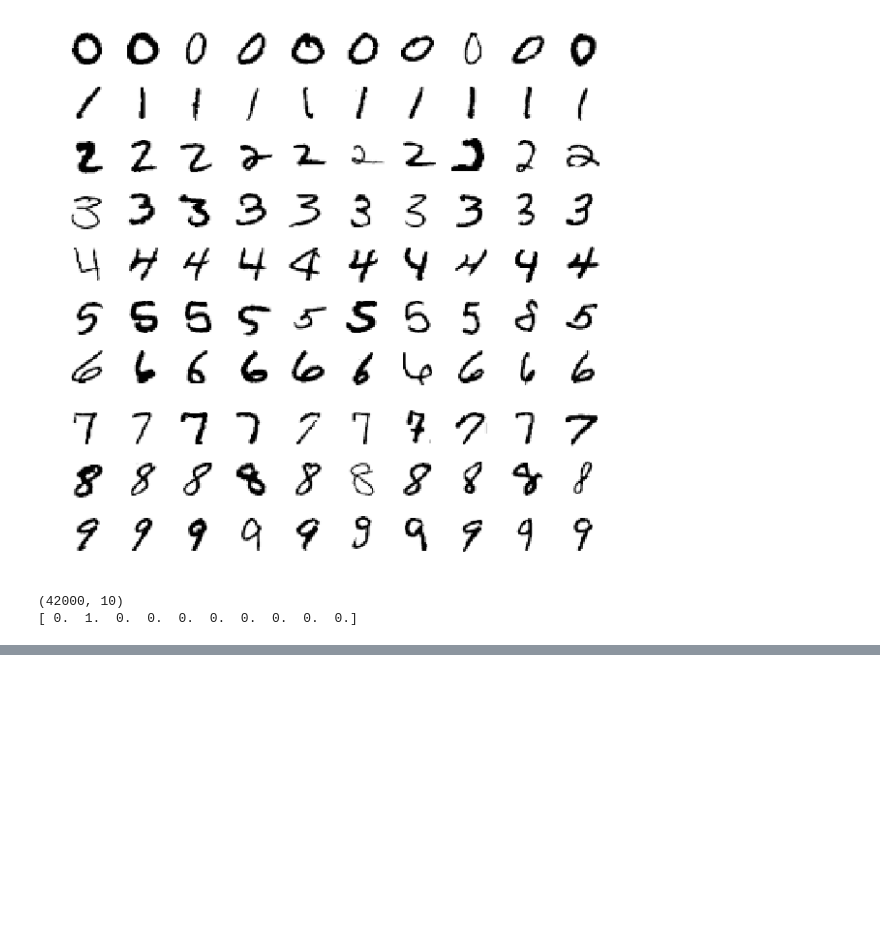
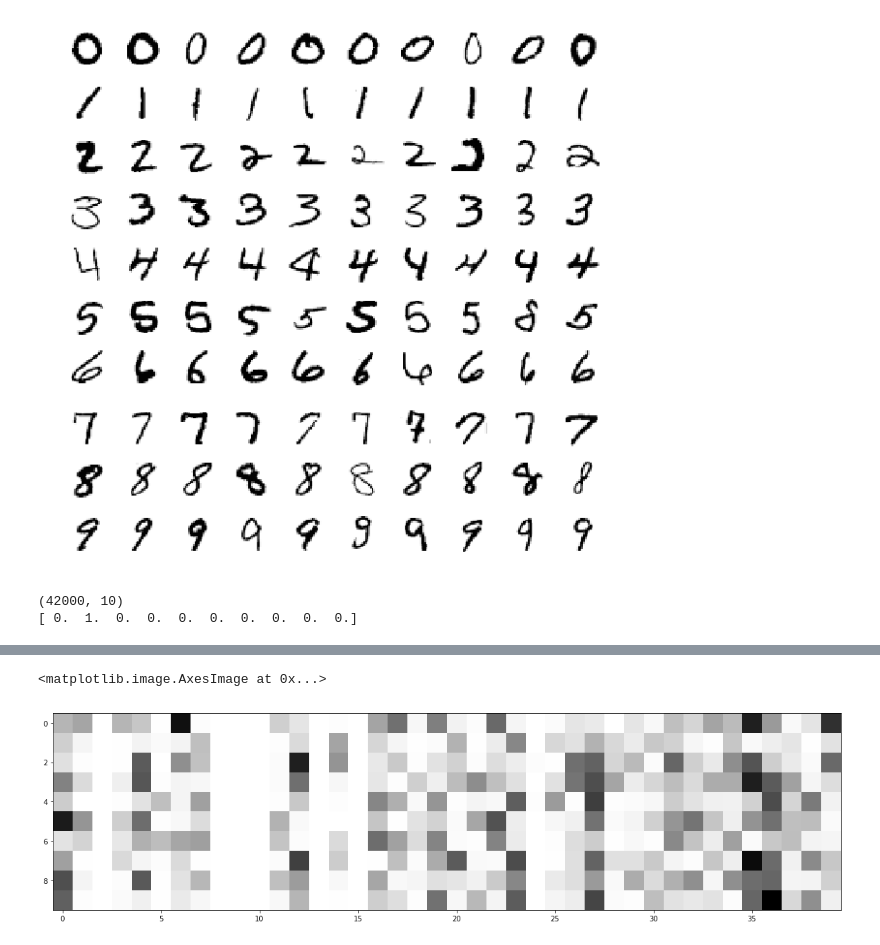
Before and after one commit to jack89roberts/kaggle-digit-recognizer, a Jupyter notebook: digit_recognizer.ipynb, the cells around one changed output, grey strips where cells are left out. Cells and saved outputs as stored; diff of their text form; code cells hidden in the pictures; blank space fills up the shorter version.

```diff
--- a/digit_recognizer.ipynb
+++ b/digit_recognizer.ipynb
@@ -171,0 +227,10 @@ for img_id in plot_imgs:
+# %%
+dense_numavg = np.empty([10,40])
+for i in range(10):
+    dense_numavg[i,:] = dense1_out[(y[:,i]==1),:].mean(axis=0)
+
+plt.figure(figsize=(20,20))
+plt.imshow(dense_numavg)
+# %% [output]
+<matplotlib.image.AxesImage at 0x...>
+[figure, added]
```
Also changed, not shown: parts of 14 cells of this notebook.
